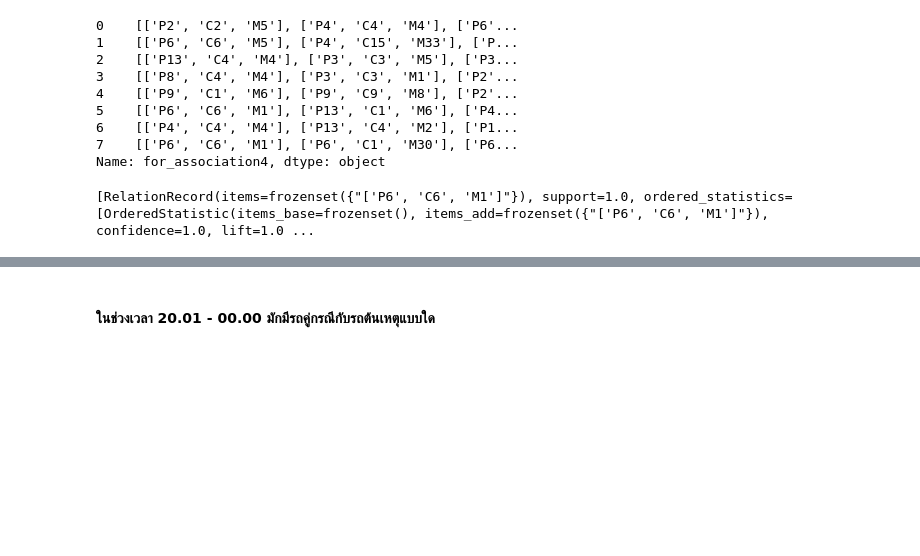
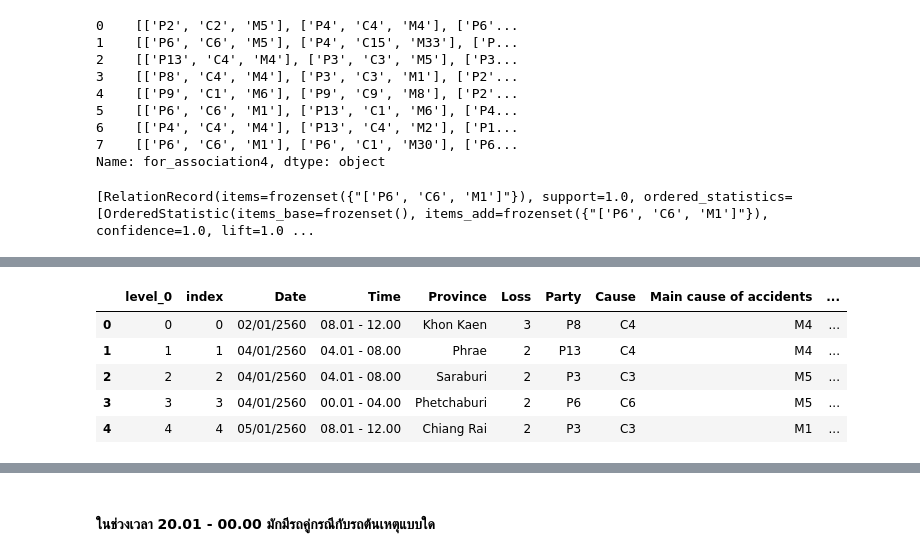
Before and after one commit to Aingon14/BSC_DPDM23, a Jupyter notebook: Group_project2.ipynb, the cells around one changed output, grey strips where cells are left out. Saved outputs shown, nothing was run; the diff lists cells and outputs as text; code cells hidden in the pictures; blank space fills up the shorter version.

```diff
--- a/Group_project2.ipynb
+++ b/Group_project2.ipynb
@@ -1902,0 +1900,2 @@ data_asso_time1_trans
+# %%
+test_df1 = data_concat.copy()
@@ -1902,0 +1942,3 @@ data_asso_time1_trans
+# %%
+test_df1['association_new'] = test_df1[['Party','Cause']].apply(list, axis=1)
+test_df1.head()
@@ -1902,0 +1952,11 @@ data_asso_time1_trans
+# %%
+### reset index เพื่อเอา index ไปใช้งานต่อ
+test_test = test_df1.reset_index(inplace=True)
+test_df1.head()
+# %% [output]
+|  | level_0 | index | Date | Time | Province | Loss | Party | Cause | Main cause of accidents | ... |
+| 0 | 0 | 0 | 02/01/2560 | 08.01 - 12.00 | Khon Kaen | 3 | P8 | C4 | M4 | ... |
+| 1 | 1 | 1 | 04/01/2560 | 04.01 - 08.00 | Phrae | 2 | P13 | C4 | M4 | ... |
+| 2 | 2 | 2 | 04/01/2560 | 04.01 - 08.00 | Saraburi | 2 | P3 | C3 | M5 | ... |
+| 3 | 3 | 3 | 04/01/2560 | 00.01 - 04.00 | Phetchaburi | 2 | P6 | C6 | M5 | ... |
+| 4 | 4 | 4 | 05/01/2560 | 08.01 - 12.00 | Chiang Rai | 2 | P3 | C3 | M1 | ... |
```
Also changed, not shown: parts of 22 cells of this notebook.
